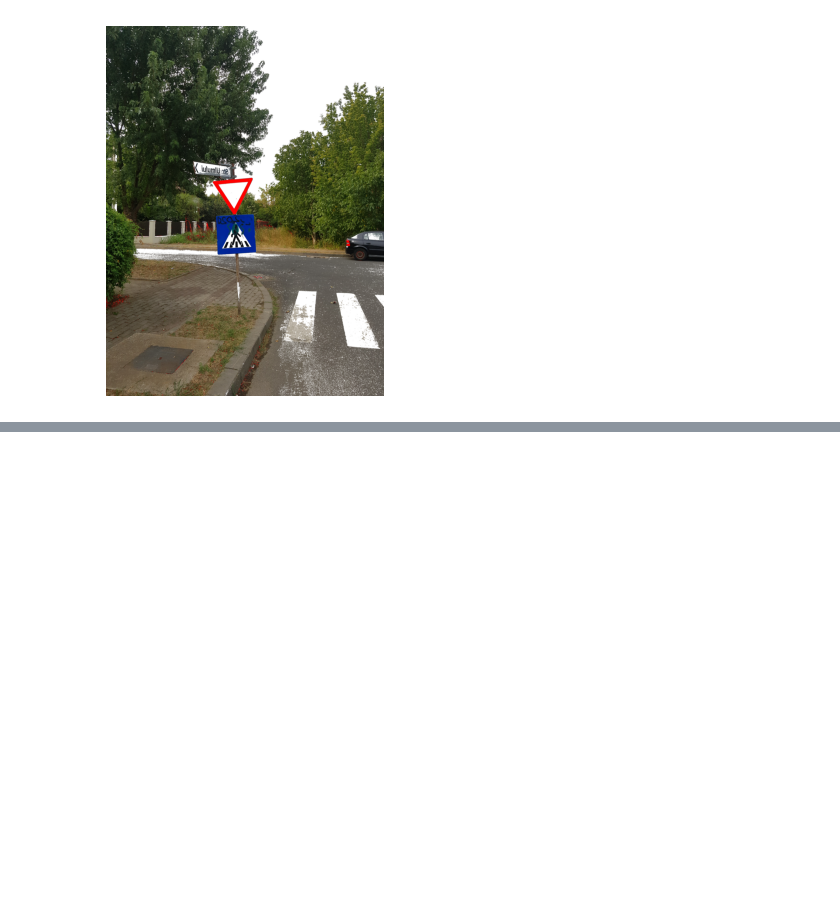
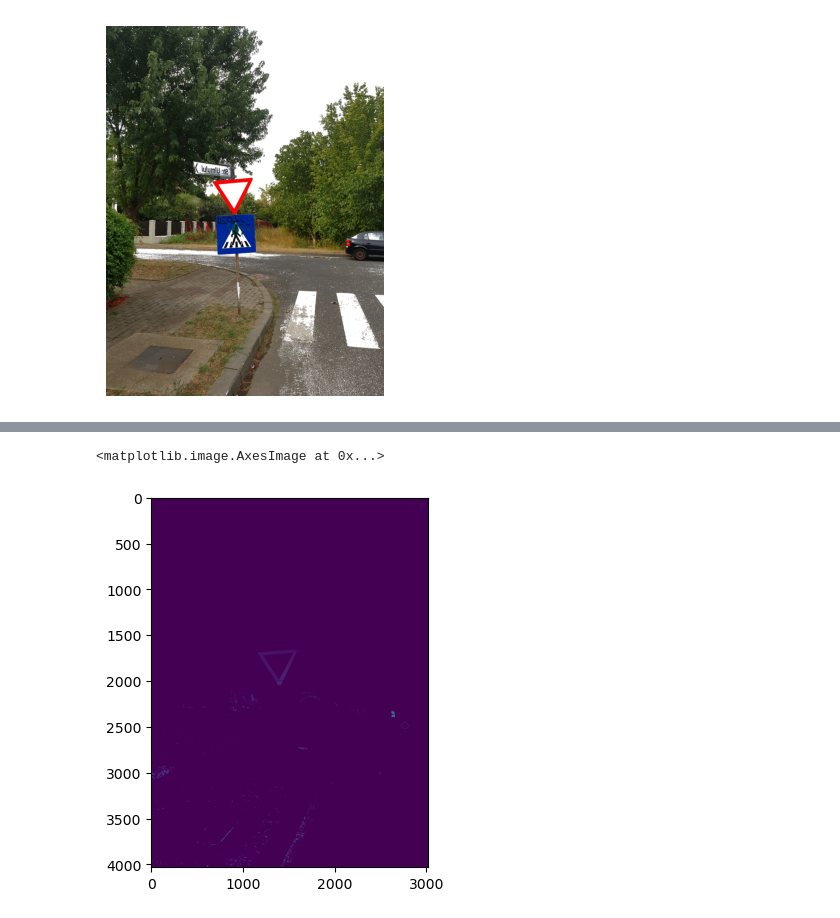
Before and after one commit to mircea-mihail/bike-system, a Jupyter notebook: scripts-and-misc/detectSigns/detect_give-way.ipynb, the cells around one changed output, grey strips where cells are left out. Saved outputs shown, nothing was run; the diff lists cells and outputs as text; code cells hidden in the pictures; blank space fills up the shorter version.

Commit message:
modified the chunking funcion to display data more clearly and tried a different approach. More work in to be done. Might need to use recursion and figure something out if it doesn't work on MCU...

```diff
--- a/scripts-and-misc/detectSigns/detect_give-way.ipynb
+++ b/scripts-and-misc/detectSigns/detect_give-way.ipynb
@@ -400,0 +345,53 @@ will give the desired result (the cast overflows).
+# %%
+# find red chunks and separate them by labling
+
+def label_red_chunks(p_img):
+    largest_label = 1
+    labeled_img = np.zeros((len(p_img), len(p_img[0])))
+
+    for i in range(1, len(p_img) - 1):
+        for j in range(1, len(p_img[0]) - 1):
+            if is_red(p_img[i][j]):
+                current_label = 0
+                if labeled_img[i-1][j-1] != 0:
+                    current_label = labeled_img[i-1][j-1]
+
+                if labeled_img[i][j-1] != 0:
+                    if current_label != 0 and current_label != labeled_img[i][j-1]:
+                        labeled_img[i][j-1] = current_label
+                    else:
+                        current_label = labeled_img[i][j-1]
+
+                if labeled_img[i-1][j] != 0:
+                    if current_label != 0 and current_label != labeled_img[i-1][j]:
+                        labeled_img[i-1][j] = current_label
+                    else:
+                        current_label = labeled_img[i-1][j]
+
+                if current_label != 0:
+                    for k in range(i-1, i+2):
+                        for l in range(j-1, j+2):
+                            if(is_red(p_img[k][l])):
+                                labeled_img[k][l] = current_label
+
+                else:
+                    for k in range(i-1, i+2):
+                        for l in range(j-1, j+2):
+                            if(is_red(p_img[k][l])):
+                                labeled_img[k][l] = largest_label
+
+                    largest_label += 1
+
+            else:
+                labeled_img[i][j] = 0
+                labeled_img[i][j] = 0
+                labeled_img[i][j] = 0
+
+    return labeled_img
+
+
+labeled_img = label_red_chunks(test_img)
+plt.imshow(labeled_img)
+# %% [output]
+<matplotlib.image.AxesImage at 0x...>
+[figure, added]
```
Also changed, not shown: parts of 4 cells of this notebook.
